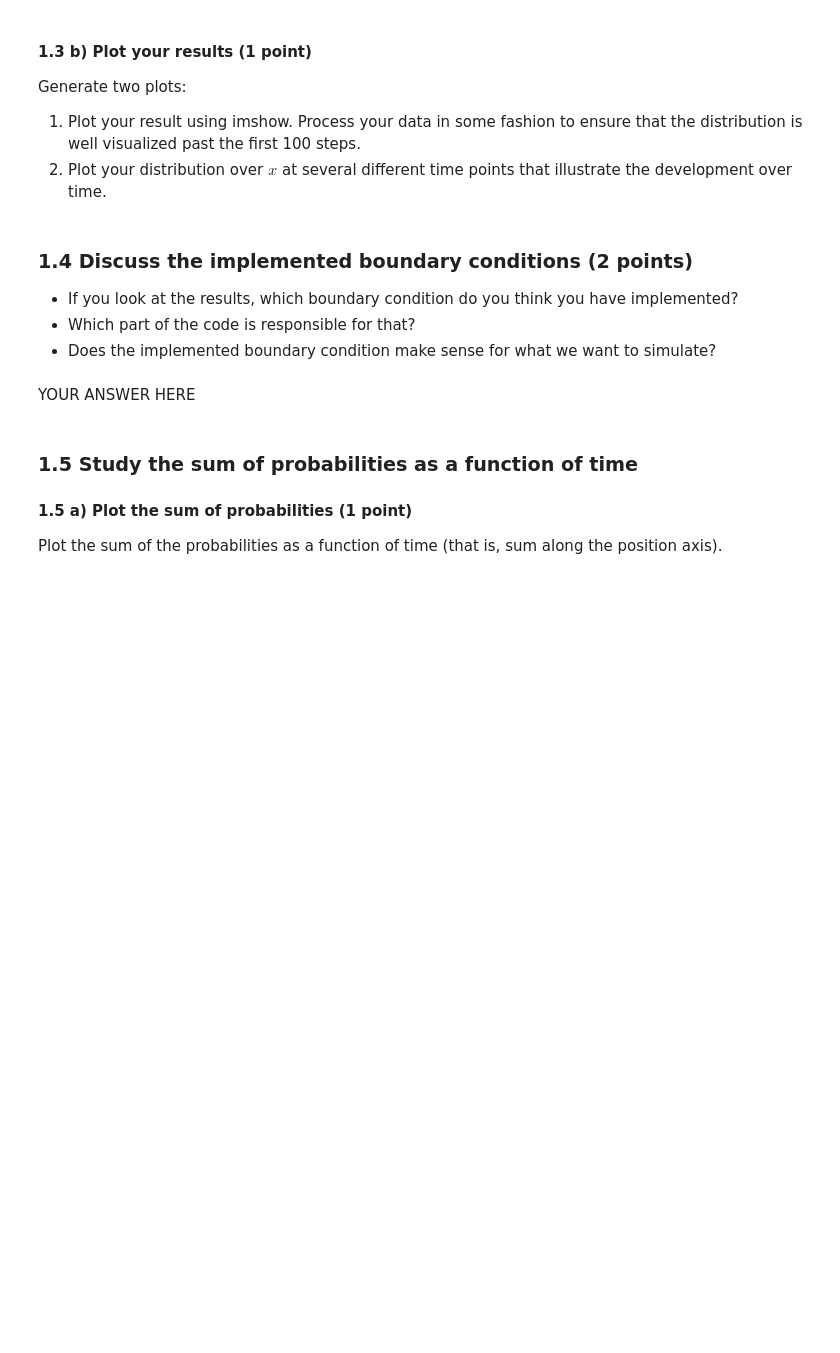
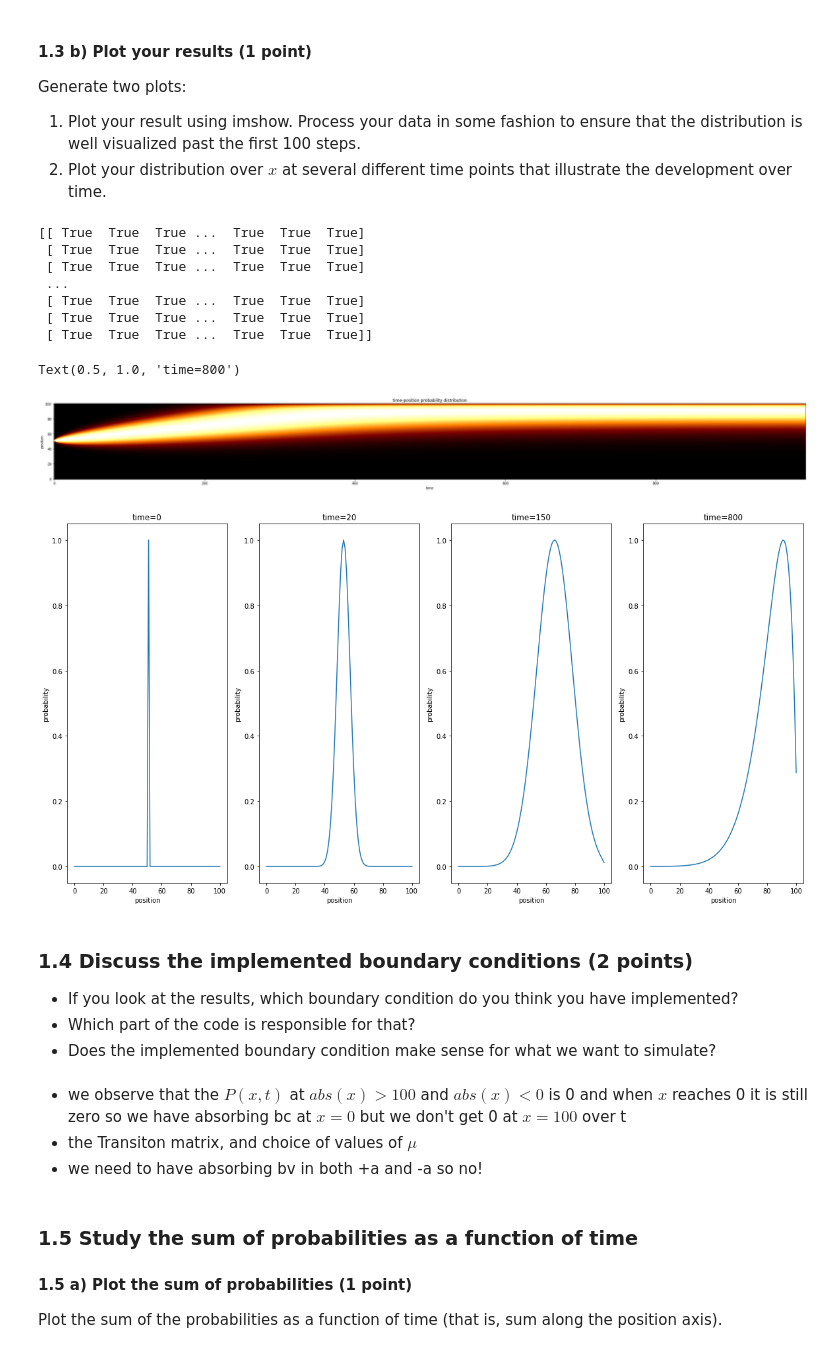
Before and after one commit to Erfan7bt/MHBF, a Jupyter notebook: 6-decision-making-II/decision-making-II.ipynb, the cells around one changed output. Drawn from its saved outputs; the diff is of its cells as text; code cells hidden in the pictures; blank space fills up the shorter version.

```diff
--- a/6-decision-making-II/decision-making-II.ipynb
+++ b/6-decision-making-II/decision-making-II.ipynb
@@ -127,3 +140,16 @@ raise NotImplementedError()
+# %%
+# YOUR CODE HERE
+for t in range(1,m):
+    P1[:,t]=np.dot(P1_transition,P1[:,t-1])
+    # normaliziation of the probability
+# for t in range(m):
+#     P1[:,t]=P1[:,t]/np.sum(P1[:,t])
+
+
+    # print(P1[0,t])
+    # print(P1[50,t])
+
+# raise NotImplementedError()
 # %%
 """ Test that variable `P1` is defined """
 
@@ -140,11 +163,65 @@ raise NotImplementedError()
+# %%
+# YOUR CODE HERE
+visual_P1=np.zeros((n,m))
+
+for t in range(m):
+    visual_P1[:,t]=(P1[:,t]-np.min(P1[:,t]))/(np.max(P1[:,t])-np.min(P1[:,t]))
+
+print(visual_P1==P1)
+
+plt.figure(figsize=(40,100))
+plt.imshow(P1, cmap='afmhot', origin='lower')
+plt.xlabel('time')
+plt.ylabel('position')
+plt.title('time-position probability distribution')
+
+
+
+plt.figure(figsize=(20,10))
+plt.subplot(1,4,1)
+plt.plot(P1[:,0])
+plt.xlabel('position')
+plt.ylabel('probability')
+plt.title('time=0')
+
+plt.subplot(1,4,2)
+plt.plot(P1[:,20])
+plt.xlabel('position')
+plt.ylabel('probability')
+plt.title('time=20')
+
+plt.subplot(1,4,3)
+plt.plot(P1[:,150])
+plt.xlabel('position')
+plt.ylabel('probability')
+plt.title('time=150')
+
+plt.subplot(1,4,4)
+plt.plot(P1[:,800])
+plt.xlabel('position')
+plt.ylabel('probability')
+plt.title('time=800')
+# %% [output]
+[[ True  True  True ...  True  True  True]
+ [ True  True  True ...  True  True  True]
+ [ True  True  True ...  True  True  True]
+ ...
+ [ True  True  True ...  True  True  True]
+ [ True  True  True ...  True  True  True]
+ [ True  True  True ...  True  True  True]]
+Text(0.5, 1.0, 'time=800')
+[figure, added]
+[figure, added]
 # %% [markdown]
 ### 1.4 Discuss the implemented boundary conditions (2 points)
 
 - If you look at the results, which boundary condition do you think you have implemented?
 - Which part of the code is responsible for that?
 - Does the implemented boundary condition make sense for what we want to simulate?
-# %% [markdown]
-YOUR ANSWER HERE
+# %% [markdown]
+* we observe that the $P(x, t)$ at $abs(x)>100$ and $abs(x)<0$ is 0 and when $x$ reaches 0 it is still zero so we have absorbing bc at $x=0$ but we don't get 0 at $x=100$ over t
+* the Transiton matrix, and choice of values of $\mu$
+* we need to have absorbing bv in both +a and -a so no!
 # %% [markdown]
 ### 1.5 Study the sum of probabilities as a function of time
 
```
Also changed, not shown: parts of 13 cells of this notebook, 1 other file.
